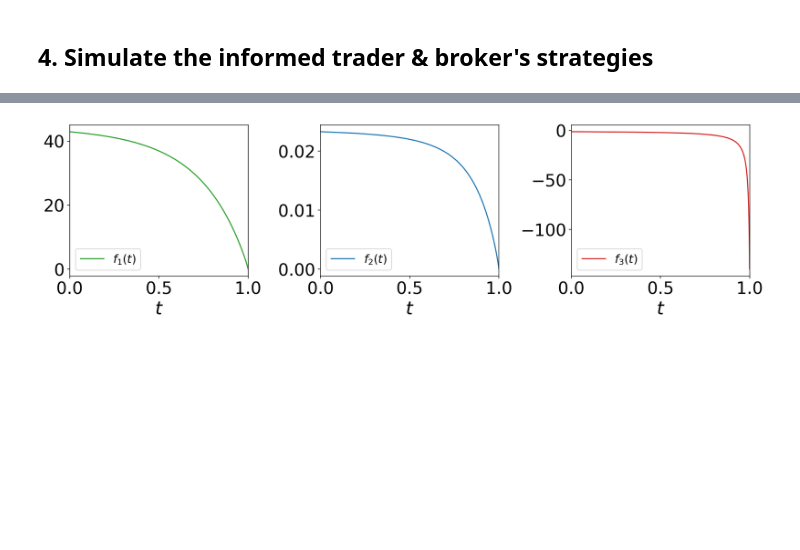
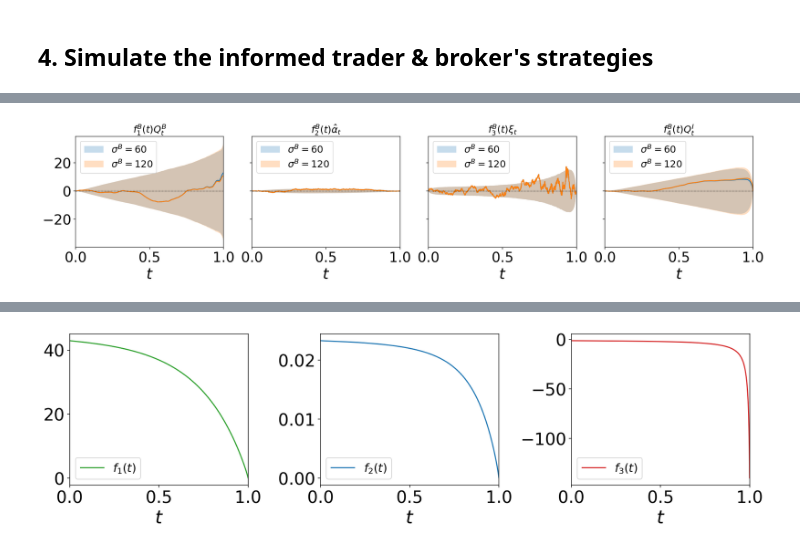
Before and after one commit to muhammadalifaqsha/broker_informed_noise_filtering_game, a Jupyter notebook: Mispecification.ipynb, the cells around one changed output, grey strips where cells are left out. Drawn from its saved outputs; the diff is of its cells as text; code cells hidden in the pictures; blank space fills up the shorter version.

```diff
--- a/Mispecification.ipynb
+++ b/Mispecification.ipynb
@@ -141,3 +141,44 @@ plt.show()
+# %%
+fig, ax = plt.subplots(1, 4, figsize=(17,4), sharey='row')
+
+for i, sigma_B in enumerate(sigma_B_list):
+
+    state_B = {1:(sim_collections[i].Q_B, r'$f_1^B(t)$', r'$Q_t^B$', 'tab:blue'),
+               2:(sim_collections[i].alpha_hat, r'$f_2^B(t)$', alpha_est_name[strategy_type], 'tab:purple'),
+               3:(sim_collections[i].nu_U, r'$f_3^B(t)$', r'$\xi_t$', 'tab:gray'),
+               4:(sim_collections[i].Q_I, r'$f_4^B(t)$', r'$Q_t^I$', 'tab:orange')}
+
+    for j, (var_name_1, var_label_1, var_label_2, colour) in state_B.items():
+
+        coef_var_1 = broker_collections[i].coef_speed_B[:, 0, j]
+
+        nu_B_var_1 = ((coef_var_1.reshape((-1,1)))@np.ones(shape=(1,nsims)))*var_name_1
+
+        nu_B_var_qtl = np.quantile(nu_B_var_1,[0.05,0.5,0.95], axis=1)
+
+        ax[j-1].fill_between(t,nu_B_var_qtl[0],nu_B_var_qtl[-1],alpha=0.25, label=r'$\sigma^B=$' + f'{sigma_B}')
+        ax[j-1].plot(t, nu_B_var_1[:,1])
+        ax[j-1].set_xlabel(r'$t$',fontsize=16)
+        ax[j-1].set_title(var_label_1 + var_label_2,fontsize=16)
+        ax[j-1].legend(fontsize=16,loc='upper left')
+        ax[j-1].set_xlim(0,1)
+        ax[j-1].axhline(0, linestyle='-.', color = 'black', linewidth=0.5)
+
+ax[0].set_xlabel(r'$t$', fontsize = font1)
+ax[1].set_xlabel(r'$t$', fontsize = font1)
+ax[2].set_xlabel(r'$t$', fontsize = font1)
+ax[3].set_xlabel(r'$t$', fontsize = font1)
+
+ax[0].tick_params(axis='both', which='major', labelsize=font2)
+ax[1].tick_params(axis='both', which='major', labelsize=font2)
+ax[2].tick_params(axis='both', which='major', labelsize=font2)
+ax[3].tick_params(axis='both', which='major', labelsize=font2)
+
+plt.tight_layout()
+#plt.savefig(f'figures/nuB coef {file_name}.pdf',format='pdf',bbox_inches='tight')
+plt.show()
+# %% [output]
+[figure, added]
 # %%
 for inf_trader in inf_trader_misp_collections:
 
```
Also changed, not shown: parts of 12 cells of this notebook.
